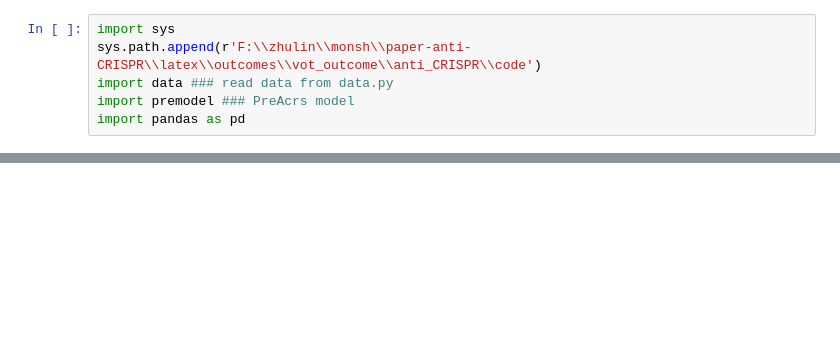
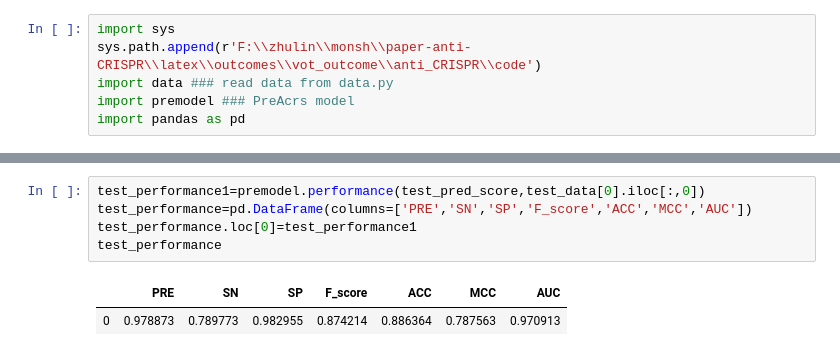
Before and after one commit to harel-coffee/anti_CRISPR-auto, a Jupyter notebook: code/PreAcrs.ipynb, the cells around one changed output, grey strips where cells are left out. Cells and saved outputs as stored; diff of their text form; blank space fills up the shorter version.

```diff
--- a/code/PreAcrs.ipynb
+++ b/code/PreAcrs.ipynb
@@ -31,0 +48,8 @@ premodel.auc_pred(test_pred_score,test_data[0].iloc[:,0])
+# %%
+test_performance1=premodel.performance(test_pred_score,test_data[0].iloc[:,0])
+test_performance=pd.DataFrame(columns=['PRE','SN','SP','F_score','ACC','MCC','AUC'])
+test_performance.loc[0]=test_performance1
+test_performance
+# %% [output]
+|  | PRE | SN | SP | F_score | ACC | MCC | AUC |
+| 0 | 0.978873 | 0.789773 | 0.982955 | 0.874214 | 0.886364 | 0.787563 | 0.970913 |
```
Also changed, not shown: parts of 6 cells of this notebook, 1 other file.
